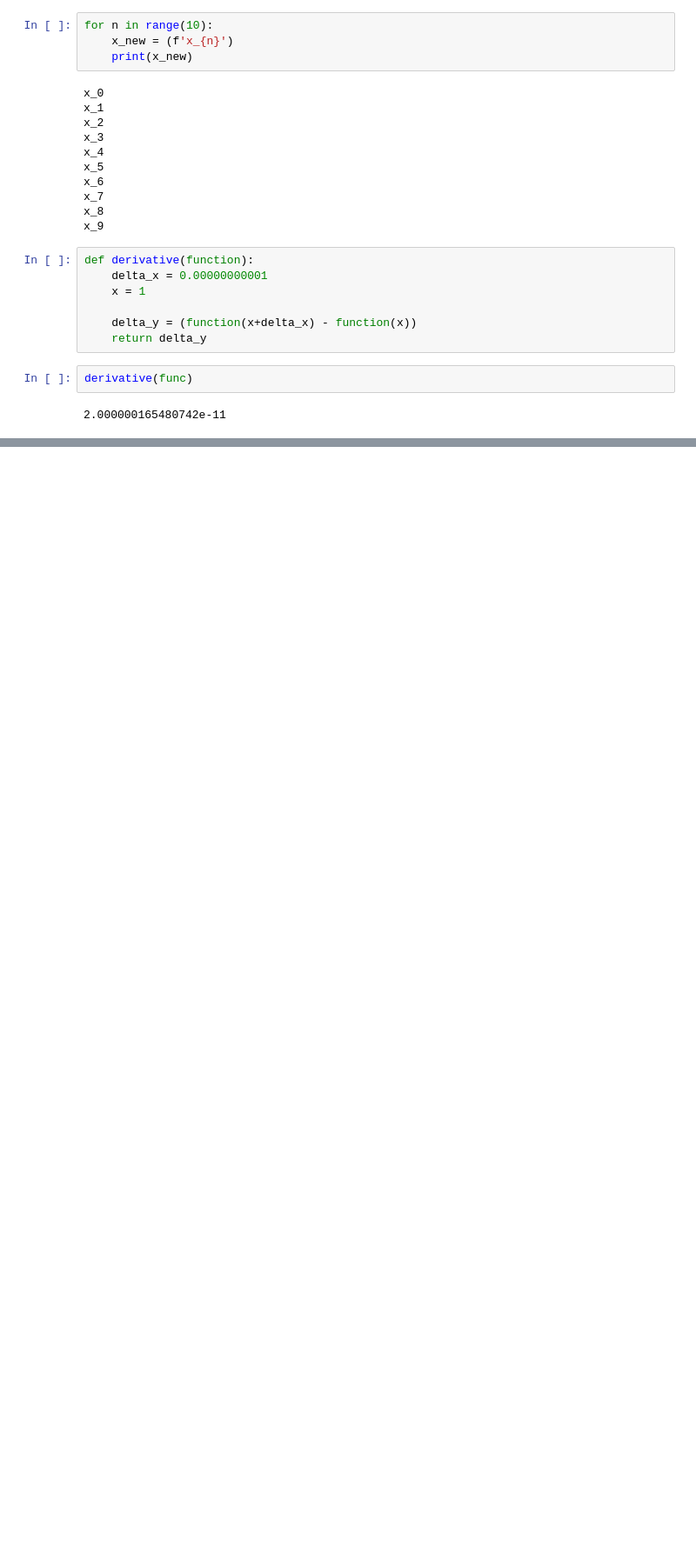
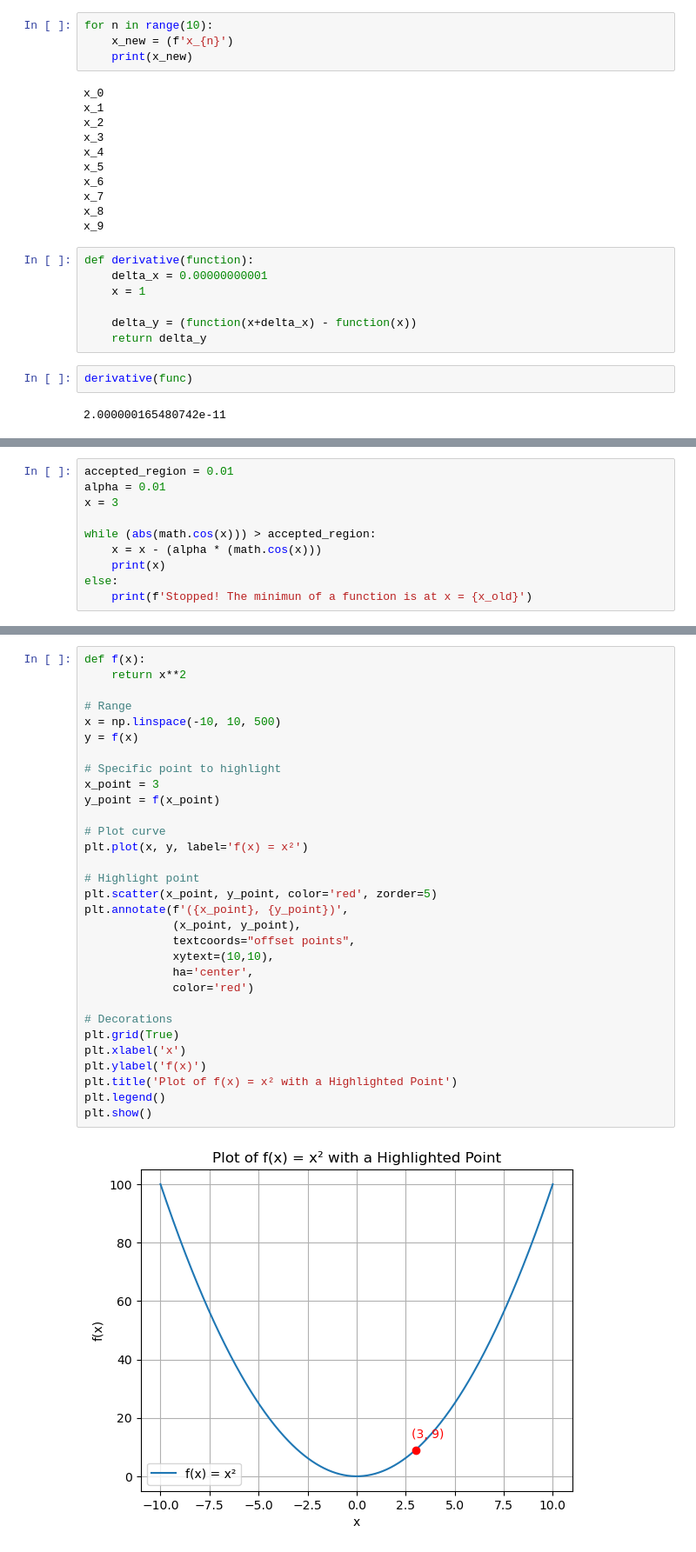
Before and after one commit to anasteisha26/FromScratch, a Jupyter notebook: GradientDescentByHand.ipynb, the cells around one changed output, grey strips where cells are left out. Shown at 87% size. Saved outputs shown, nothing was run; the diff lists cells and outputs as text; blank space fills up the shorter version.

```diff
--- a/GradientDescentByHand.ipynb
+++ b/GradientDescentByHand.ipynb
@@ -131,0 +349,10 @@ derivative(func)
+# %%
+accepted_region = 0.01
+alpha = 0.01
+x = 3
+
+while (abs(math.cos(x))) > accepted_region:
+    x = x - (alpha * (math.cos(x)))
+    print(x)
+else:
+    print(f'Stopped! The minimun of a function is at x = {x_old}')
@@ -131,0 +377,33 @@ derivative(func)
+# %%
+def f(x):
+    return x**2
+
+# Range
+x = np.linspace(-10, 10, 500)
+y = f(x)
+
+# Specific point to highlight
+x_point = 3
+y_point = f(x_point)
+
+# Plot curve
+plt.plot(x, y, label='f(x) = x²')
+
+# Highlight point
+plt.scatter(x_point, y_point, color='red', zorder=5)
+plt.annotate(f'({x_point}, {y_point})',
+             (x_point, y_point),
+             textcoords="offset points",
+             xytext=(10,10),
+             ha='center',
+             color='red')
+
+# Decorations
+plt.grid(True)
+plt.xlabel('x')
+plt.ylabel('f(x)')
+plt.title('Plot of f(x) = x² with a Highlighted Point')
+plt.legend()
+plt.show()
+# %% [output]
+[figure, added]
```
Also changed, not shown: parts of 31 cells of this notebook.
